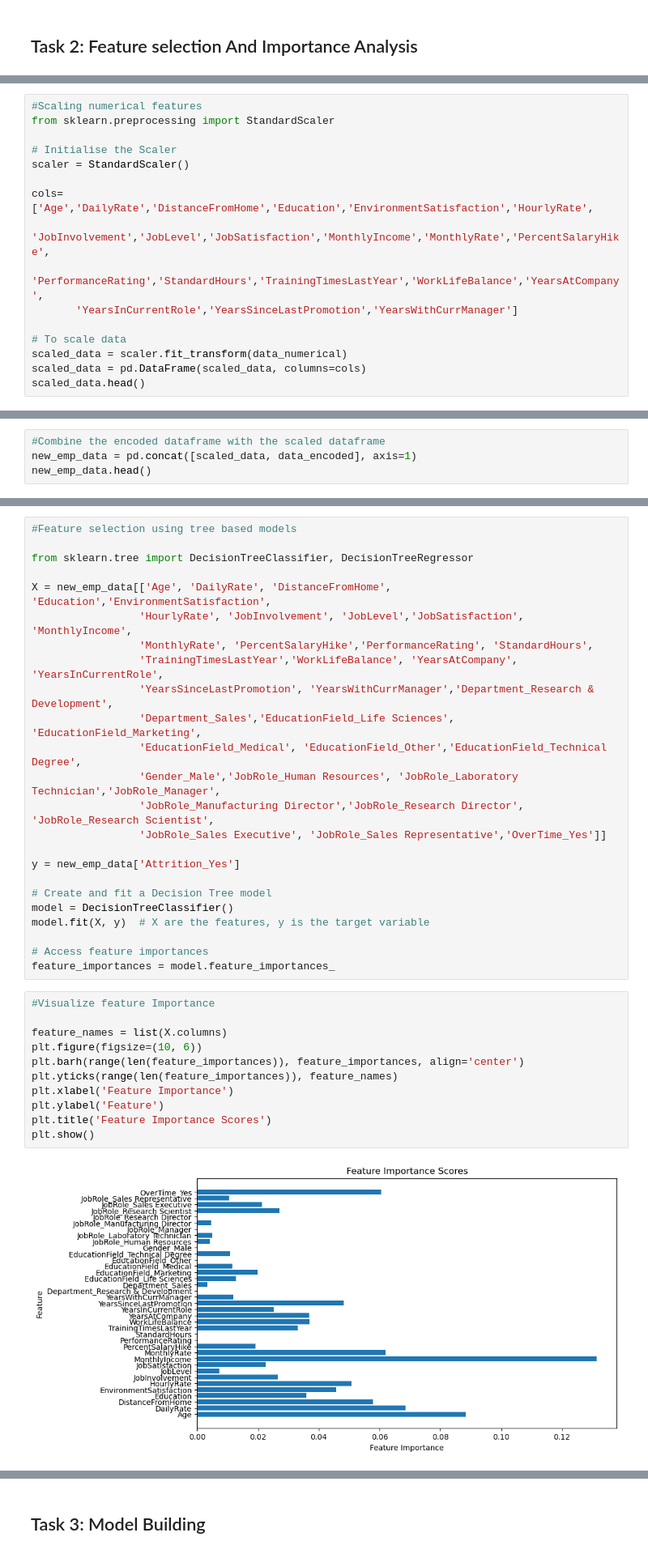
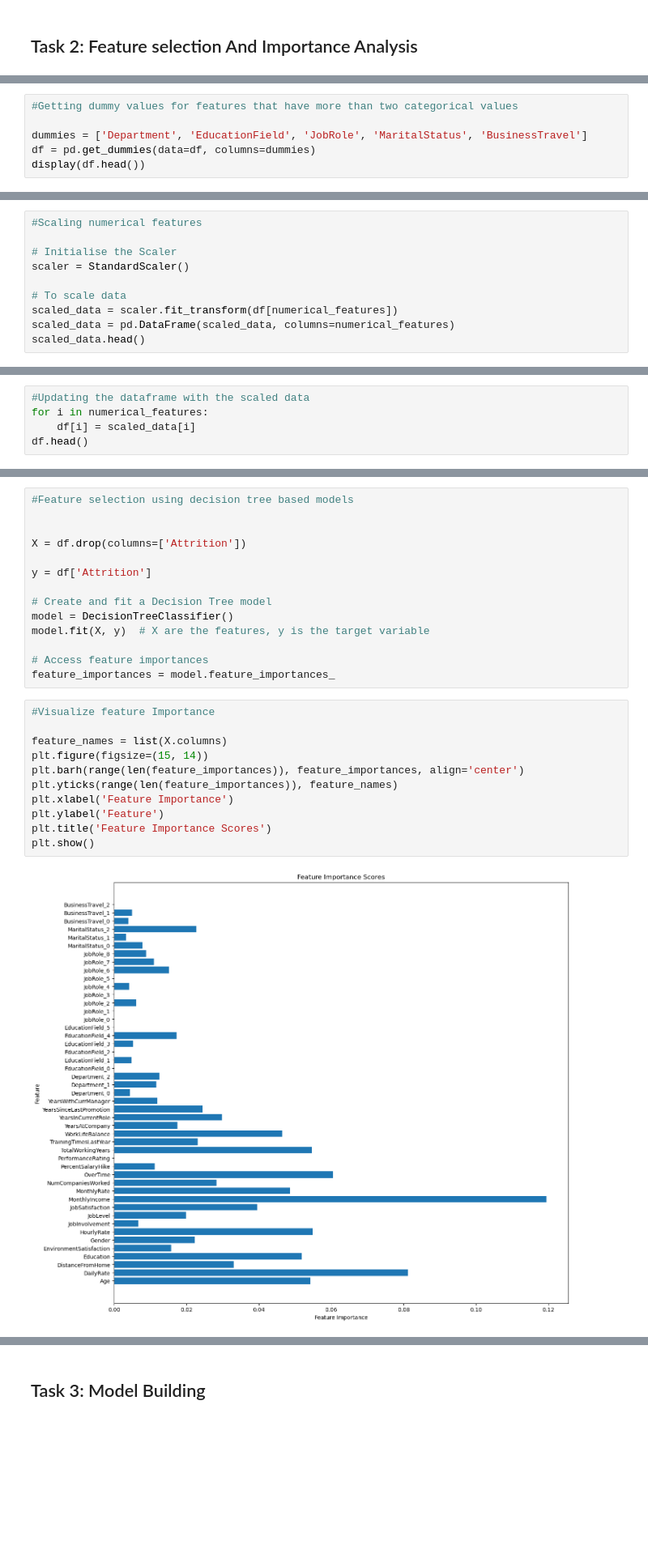
Before and after one commit to celestemiriams/ML, a Jupyter notebook: Employee_Attrition.ipynb, the cells around one changed output, grey strips where cells are left out. Shown at 81% size. Drawn from its saved outputs; the diff is of its cells as text; blank space fills up the shorter version.

```diff
--- a/Employee_Attrition.ipynb
+++ b/Employee_Attrition.ipynb
@@ -272,0 +397,6 @@ data_numerical.head()
+# %%
+#Getting dummy values for features that have more than two categorical values
+
+dummies = ['Department', 'EducationField', 'JobRole', 'MaritalStatus', 'BusinessTravel']
+df = pd.get_dummies(data=df, columns=dummies)
+display(df.head())
@@ -273,17 +411,11 @@ data_numerical.head()
 # %%
 #Scaling numerical features
-from sklearn.preprocessing import StandardScaler
 
 # Initialise the Scaler
 scaler = StandardScaler()
 
-cols= ['Age','DailyRate','DistanceFromHome','Education','EnvironmentSatisfaction','HourlyRate',
-       'JobInvolvement','JobLevel','JobSatisfaction','MonthlyIncome','MonthlyRate','PercentSalaryHike',
-       'PerformanceRating','StandardHours','TrainingTimesLastYear','WorkLifeBalance','YearsAtCompany',
-       'YearsInCurrentRole','YearsSinceLastPromotion','YearsWithCurrManager']
-
 # To scale data
-scaled_data = scaler.fit_transform(data_numerical)
-scaled_data = pd.DataFrame(scaled_data, columns=cols)
+scaled_data = scaler.fit_transform(df[numerical_features])
+scaled_data = pd.DataFrame(scaled_data, columns=numerical_features)
 scaled_data.head()
 # %% [output]
@@ -296,5 +428,6 @@ scaled_data.head()
 # %%
-#Combine the encoded dataframe with the scaled dataframe
-new_emp_data = pd.concat([scaled_data, data_encoded], axis=1)
-new_emp_data.head()
+#Updating the dataframe with the scaled data
+for i in numerical_features:
+    df[i] = scaled_data[i]
+df.head()
 # %% [output]
@@ -327,20 +441,10 @@ Index(['Age', 'DailyRate', 'DistanceFromHome', 'Education',
 # %%
-#Feature selection using tree based models
+#Feature selection using decision tree based models
 
-from sklearn.tree import DecisionTreeClassifier, DecisionTreeRegressor
 
-X = new_emp_data[['Age', 'DailyRate', 'DistanceFromHome', 'Education','EnvironmentSatisfaction',
-                 'HourlyRate', 'JobInvolvement', 'JobLevel','JobSatisfaction', 'MonthlyIncome',
-                 'MonthlyRate', 'PercentSalaryHike','PerformanceRating', 'StandardHours',
-                 'TrainingTimesLastYear','WorkLifeBalance', 'YearsAtCompany', 'YearsInCurrentRole',
-                 'YearsSinceLastPromotion', 'YearsWithCurrManager','Department_Research & Development',
-                 'Department_Sales','EducationField_Life Sciences', 'EducationField_Marketing',
-                 'EducationField_Medical', 'EducationField_Other','EducationField_Technical Degree',
-                 'Gender_Male','JobRole_Human Resources', 'JobRole_Laboratory Technician','JobRole_Manager',
-                 'JobRole_Manufacturing Director','JobRole_Research Director', 'JobRole_Research Scientist',
-                 'JobRole_Sales Executive', 'JobRole_Sales Representative','OverTime_Yes']]
+X = df.drop(columns=['Attrition'])
 
-y = new_emp_data['Attrition_Yes']
+y = df['Attrition']
 
 # Create and fit a Decision Tree model
 model = DecisionTreeClassifier()
@@ -351,16 +455,16 @@ feature_importances = model.feature_importances_
 # %%
 #Visualize feature Importance
 
 feature_names = list(X.columns)
-plt.figure(figsize=(10, 6))
+plt.figure(figsize=(15, 14))
 plt.barh(range(len(feature_importances)), feature_importances, align='center')
 plt.yticks(range(len(feature_importances)), feature_names)
 plt.xlabel('Feature Importance')
 plt.ylabel('Feature')
 plt.title('Feature Importance Scores')
 plt.show()
 # %% [output]
-[figure, old version]
+[figure, new version]
 # %%
 #Getting feature importance using correlation
 
```
Also changed, not shown: parts of 52 cells of this notebook, 1 other file.
